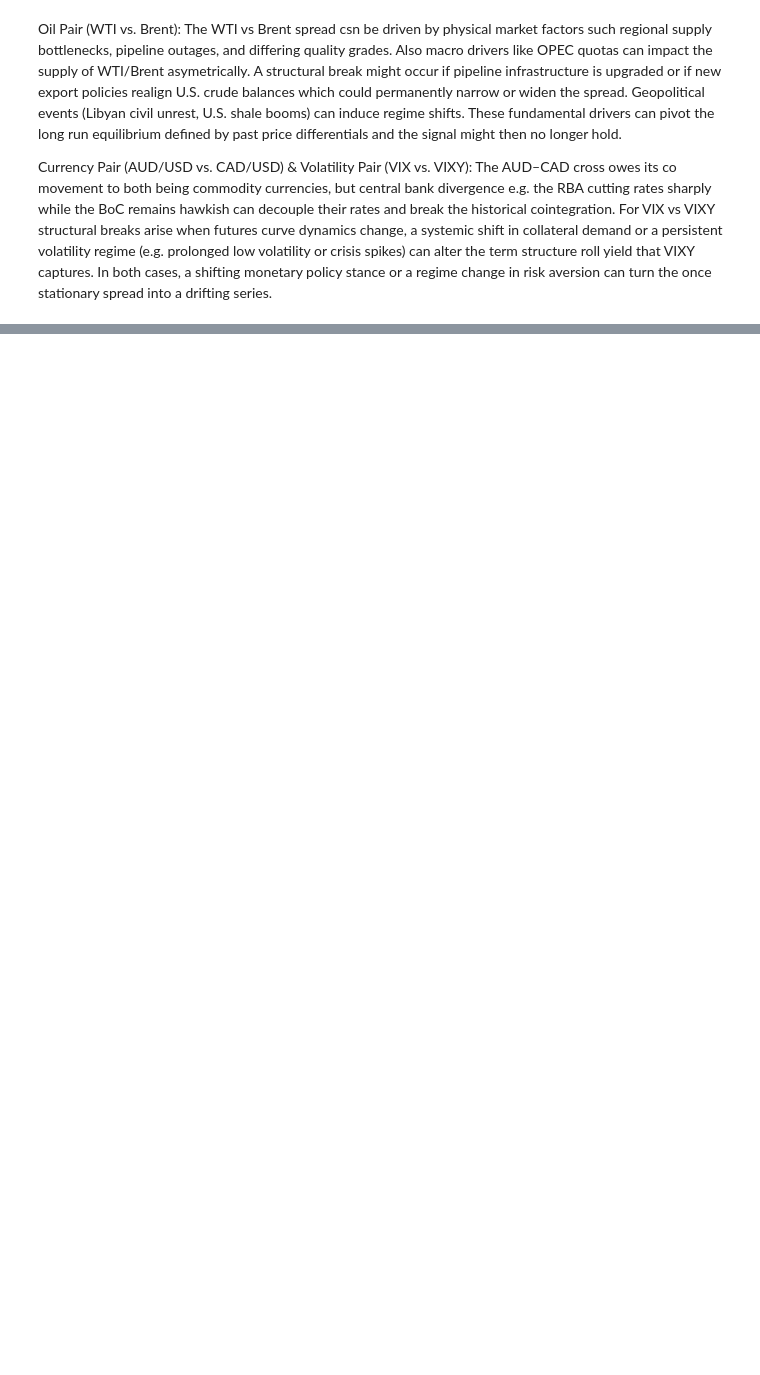
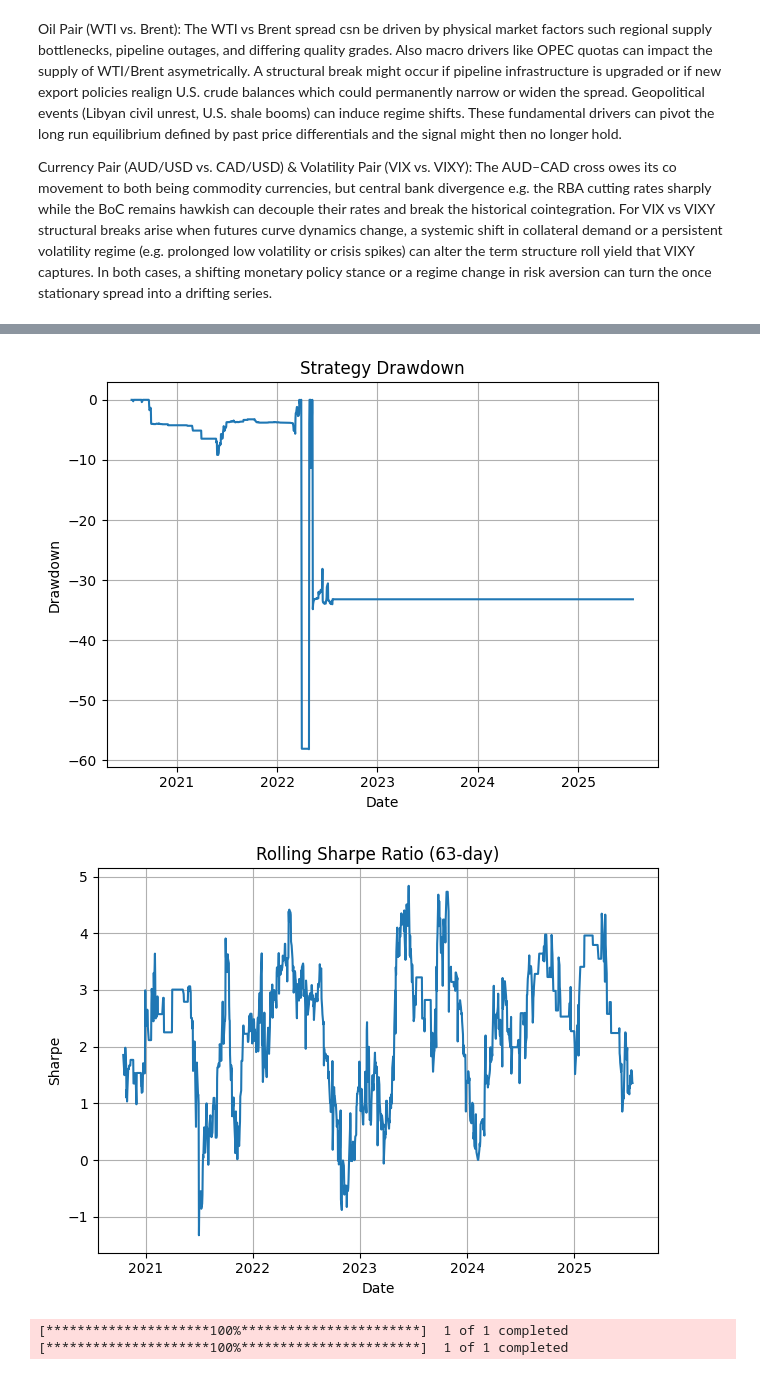
Before and after one commit to gustavlan/cointegration-analysis, a Jupyter notebook: notebook.ipynb, the cells around one changed output, grey strips where cells are left out. Drawn from its saved outputs; the diff is of its cells as text; code cells hidden in the pictures; blank space fills up the shorter version.

```diff
--- a/notebook.ipynb
+++ b/notebook.ipynb
@@ -284,0 +414,34 @@ Currency Pair (AUD/USD vs. CAD/USD) & Volatility Pair (VIX vs. VIXY): The AUD–
+# %%
+pnl = {}
+
+for pair in selected:
+    # 1. Recompute the spread
+    df   = all_data[pair]
+    y,x  = df.columns
+    eg   = engle_granger(df, y, x)
+    spread = eg['spread'].dropna()
+
+    # 2. Get the optimal Z from your summary_df
+    best_Z = summary_df.loc[summary_df['pair']==pair, 'best_Z'].iloc[0]
+
+    # 3. Build the signal on that spread
+    mu, sigma = spread.mean(), spread.std()
+    sig = generate_signals(spread, mu, sigma, best_Z)
+
+    # 4. Daily returns = position_{t-1} * Δspread_t
+    ret = sig.shift(1) * spread.diff()
+
+    # 5. Cumulative PnL
+    pnl[pair] = ret.cumsum()
+
+# Now for example:
+vol_pnl = pnl['oil_pair']
+
+# Convert to returns and plot
+strat_ret = vol_pnl.diff().fillna(0)
+plot_performance(strat_ret)
+# %% [output]
+[figure, added]
+[figure, added]
+[*********************100%***********************]  1 of 1 completed
+[*********************100%***********************]  1 of 1 completed
```
Also changed, not shown: parts of 6 cells of this notebook, 2 other files.
